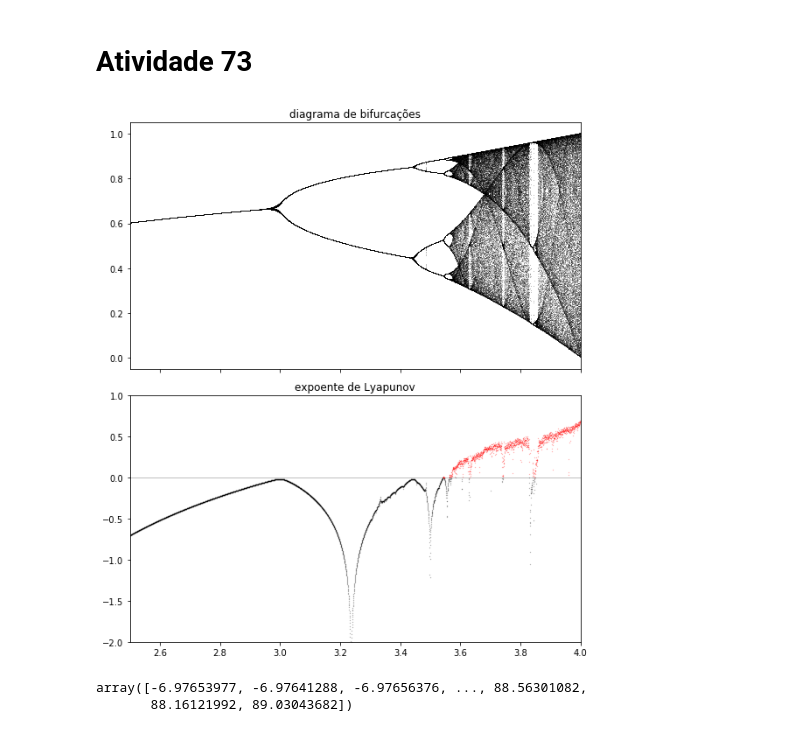
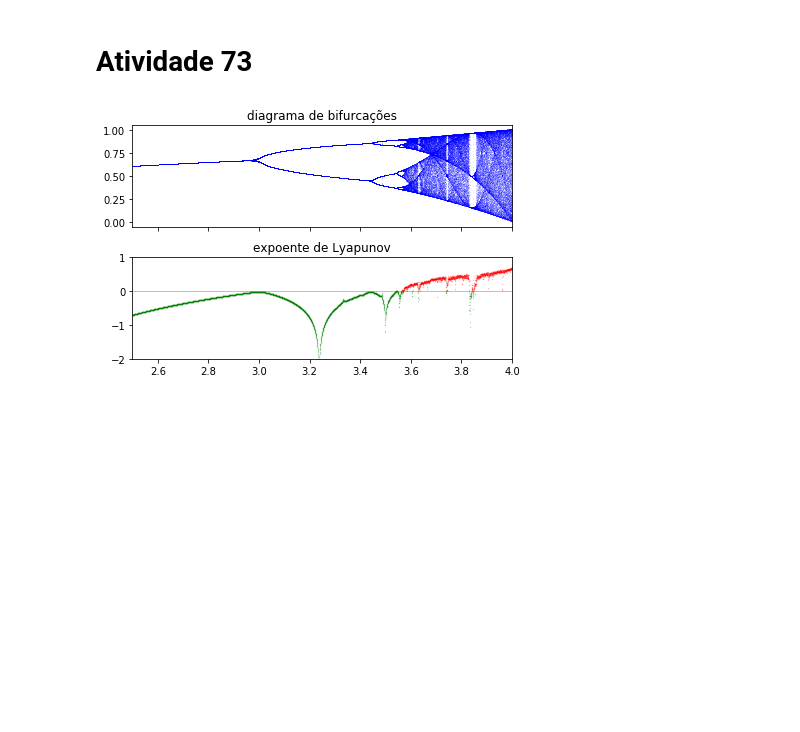
Before and after one commit to felipe-gm/ifusp_introcaos, a Jupyter notebook: Exercícios Introdução ao Caos.ipynb, the cells around one changed output. Cells and saved outputs as stored; diff of their text form; code cells hidden in the pictures; blank space fills up the shorter version.

```diff
--- a/Exercícios Introdução ao Caos.ipynb
+++ b/Exercícios Introdução ao Caos.ipynb
@@ -286,40 +286,34 @@ def logistic(r, x):
 n = 10001
 r = np.linspace(1., 4., n)
 
 iterations = 1000
 x = .3 * np.ones(n)
 
 lyapunov = np.zeros(n)
 
-fig, (ax1, ax2) = plt.subplots(2, 1, figsize=(8, 9),
-                               sharex=True)
+fig, (ax1, ax2) = plt.subplots(2, 1,sharex=True)
 for i in range(NT+N):
     x = logistic(r, x)
 
     lyapunov += np.log(abs(r - 2 * r * x))
 
     if i >= (NT):
-        ax1.plot(r, x, 'k,', alpha=.25)
+        ax1.plot(r, x, 'b,', alpha=.1)
 ax1.set_xlim(2.5, 4)
 ax1.set_title("diagrama de bifurcações")
 
 ax2.axhline(0, color='k', lw=.5, alpha=.5)
 
 ax2.plot(r[lyapunov < 0],
          lyapunov[lyapunov < 0] / (NT+N),
-         '.k', alpha=.5, ms=.5)
+         'g.', alpha=.5, ms=.5)
 
 ax2.plot(r[lyapunov >= 0],
          lyapunov[lyapunov >= 0] / (NT+N),
          '.r', alpha=.5, ms=.5)
 ax2.set_xlim(2.5, 4)
 ax2.set_ylim(-2, 1)
 ax2.set_title("expoente de Lyapunov")
 plt.tight_layout()
 # %% [output]
-[figure, old version]
+[figure, new version]
-# %%
-lyapunov
-# %% [output]
-array([-6.97653977, -6.97641288, -6.97656376, ..., 88.56301082,
-       88.16121992, 89.03043682])
```
Also changed, not shown: parts of 2 cells of this notebook.
